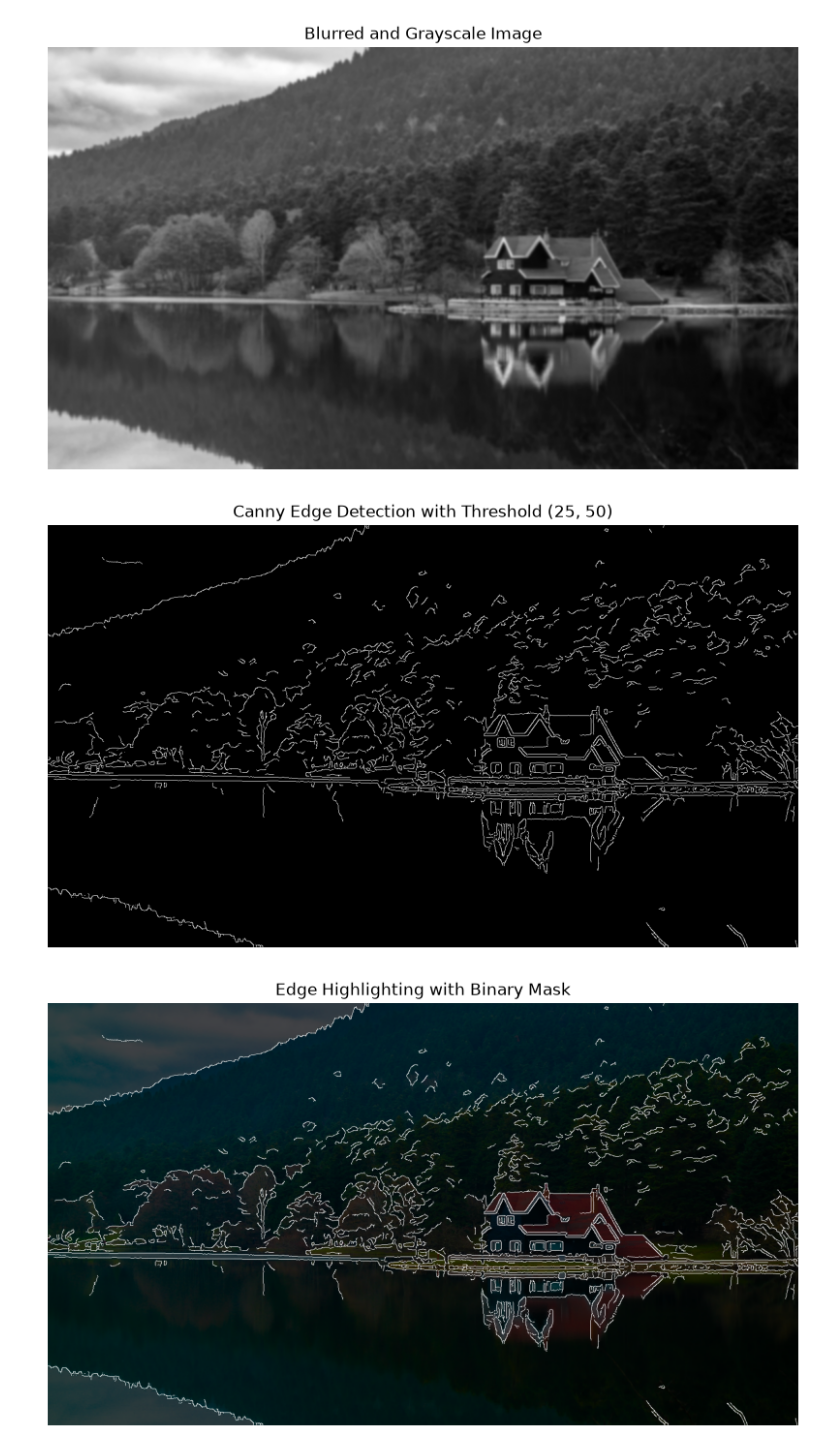
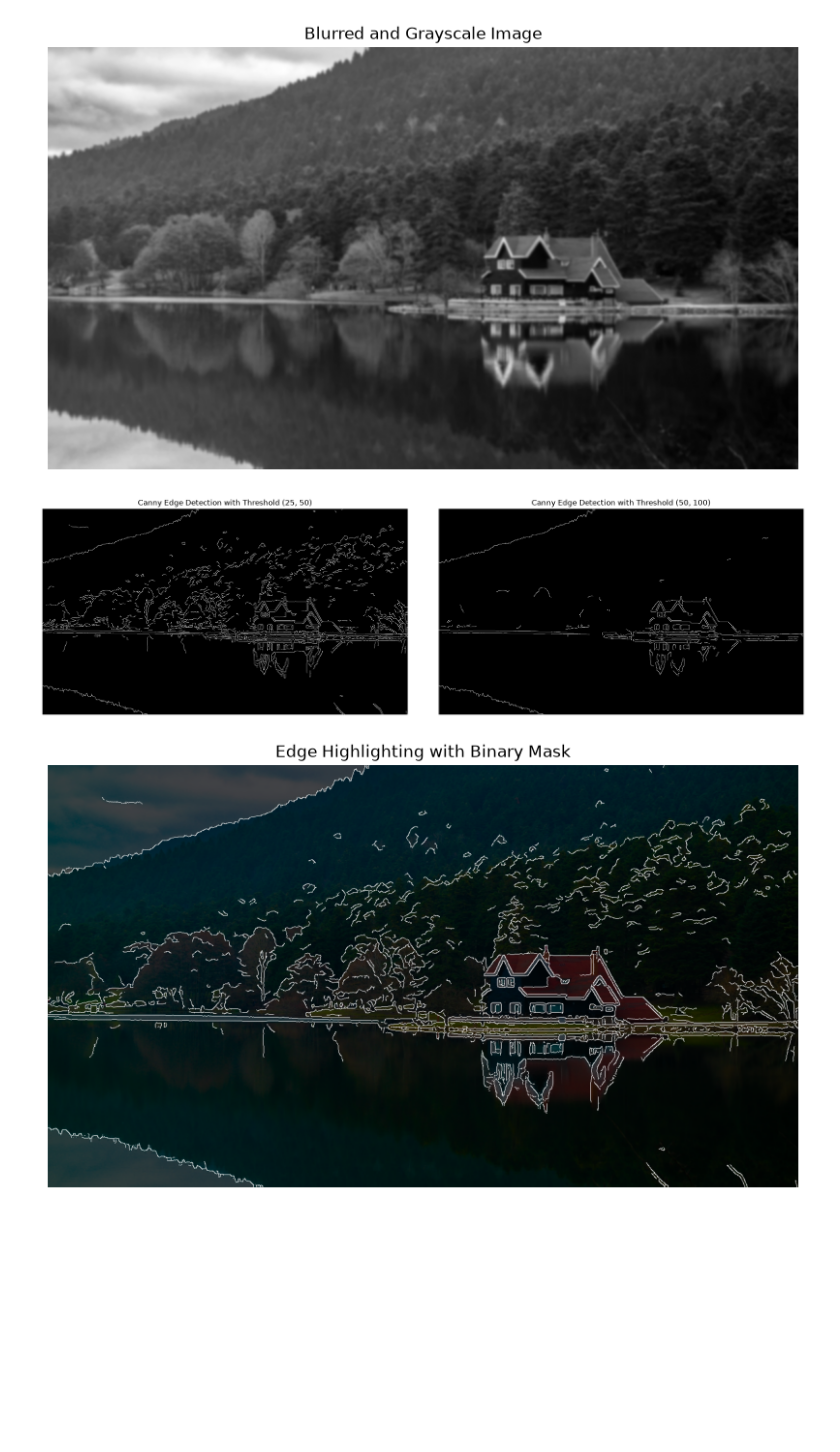
Before and after one commit to ealabas/cs523-hw1, a Jupyter notebook: Problem1.ipynb, the cells around one changed output. Drawn from its saved outputs; the diff is of its cells as text; code cells hidden in the pictures; blank space fills up the shorter version.

```diff
--- a/Problem1.ipynb
+++ b/Problem1.ipynb
@@ -47,14 +47,23 @@ plt.show()
 # %%
 # low and high threshold values.
 edges = cv2.Canny(blurred_image, 25, 50)
+# another example with different thresholds.
+edges_2 = cv2.Canny(blurred_image, 50, 100)
 
-plt.figure(figsize=(10,6))
-plt.imshow(edges, cmap="gray")
-plt.title("Canny Edge Detection with Threshold (25, 50)")
-plt.axis("off")
+fig, axes = plt.subplots(1, 2, figsize=(18, 5))
+
+axes[0].imshow(edges, cmap="gray")
+axes[0].set_title("Canny Edge Detection with Threshold (25, 50)")
+axes[0].axis("off")
+
+axes[1].imshow(edges_2, cmap="gray")
+axes[1].set_title("Canny Edge Detection with Threshold (50, 100)")
+axes[1].axis("off")
+
+plt.tight_layout()
 plt.show()
 # %% [output]
-[figure, old version]
+[figure, new version]
 # %%
 # using resized image because sizes needs to match. intensities dimmed with factor 0.3.
 # also converting floats after multipication to the 8 bit integers again.
```
Also changed, not shown: parts of 2 cells of this notebook, 2 other files.
